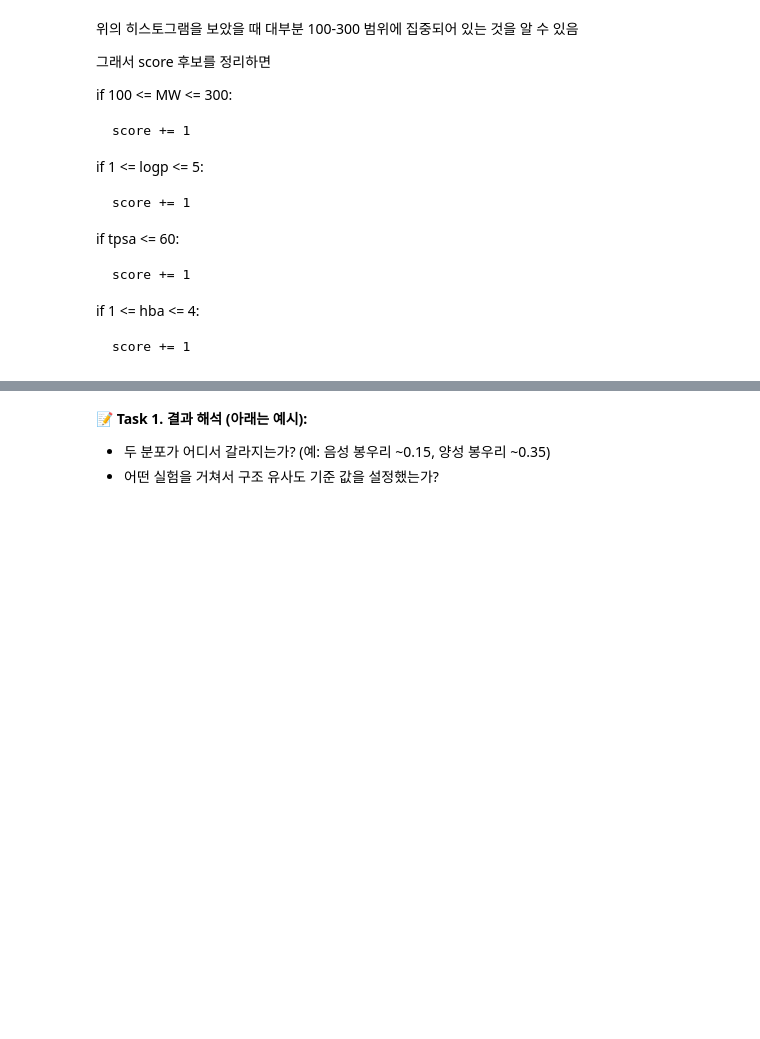
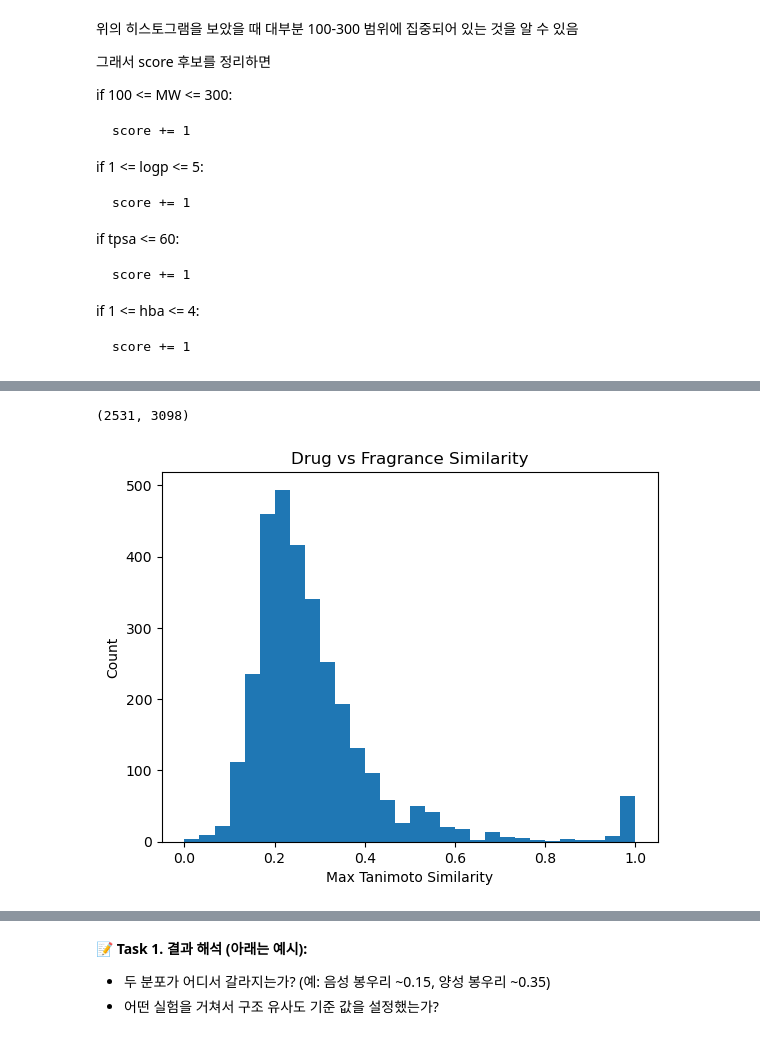
Before and after one commit to Hyeji-Shin-lab/2026-Algorithm, a Jupyter notebook: 신혜지_20251259_화학제품군.ipynb, the cells around one changed output, grey strips where cells are left out. Saved outputs shown, nothing was run; the diff lists cells and outputs as text; code cells hidden in the pictures; blank space fills up the shorter version.

```diff
--- a/신혜지_20251259_화학제품군.ipynb
+++ b/신혜지_20251259_화학제품군.ipynb
@@ -80,0 +50,8 @@ Index(['Compound_CID', 'Name', 'Synonyms', 'Molecular_Formula', 'InChI',
+# %%
+import pandas as pd
+
+fragrance_df = pd.read_csv("fragrance.csv")
+drug_df = pd.read_csv("drug.csv")
+
+print("Fragrance: ", fragrance_df.shape)
+print("Drug:", drug_df.shape)
@@ -306,0 +386,15 @@ SyntaxError: unterminated string literal (detected at line 20) (1586620727.py, l
+# %%
+drug_fps = []
+
+for s in drug_valid:
+    mol = Chem.MolFromSmiles(s)
+
+    fp = AllChem.GetMorganFingerprintAsBitVect(
+        mol,
+        radius=2,
+        nBits = 2048
+    )
+
+    drug_fps.append(fp)
+
+print(len(drug_fps))
@@ -306,0 +437,27 @@ SyntaxError: unterminated string literal (detected at line 20) (1586620727.py, l
+# %%
+len(fragrance_fps), len(drug_fps)
+# %% [output]
+(2531, 3098)
+# %%
+sample_fragrance = fragrance_fps[:500]
+
+max_sims = []
+
+for dfp in drug_fps:
+
+    sims = DataStructs.BulkTanimotoSimilarity(
+        dfp,
+        sample_fragrance
+    )
+
+    max_sims.append(max(sims))
+# %%
+plt.hist(max_sims, bins=30)
+
+plt.xlabel("Max Tanimoto Similarity")
+plt.ylabel("Count")
+plt.title("Drug vs Fragrance Similarity")
+
+plt.show()
+# %% [output]
+[figure, added]
```
Also changed, not shown: parts of 29 cells of this notebook.
